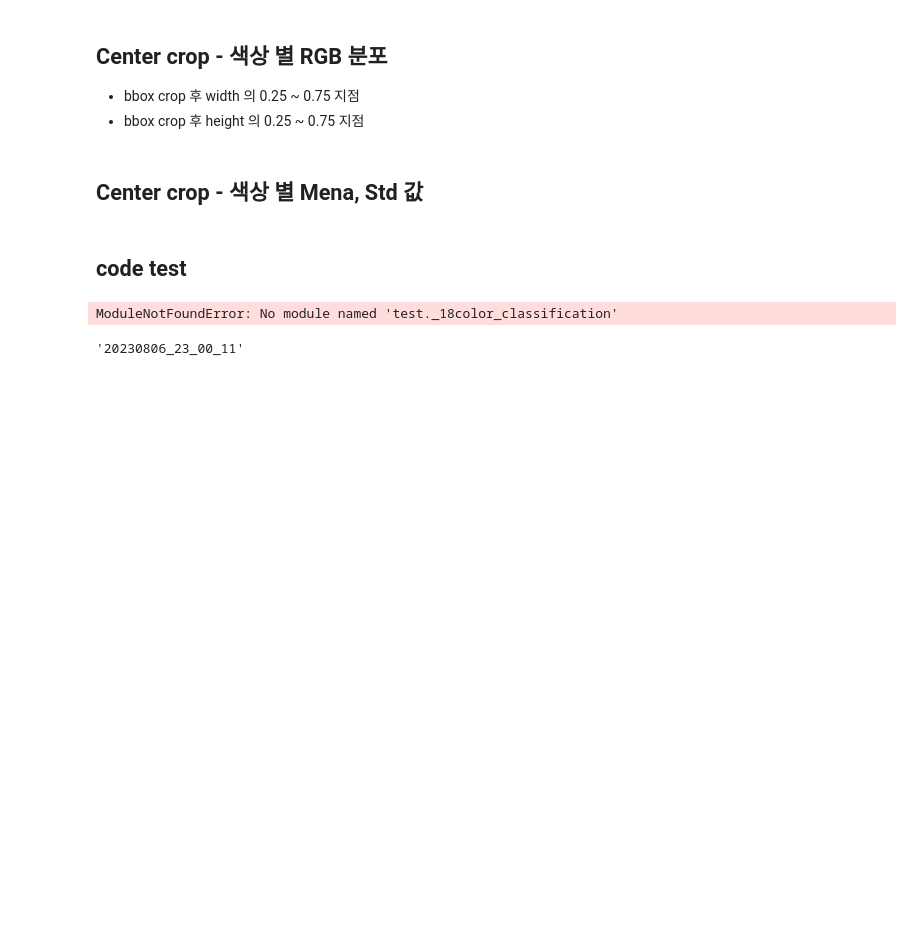
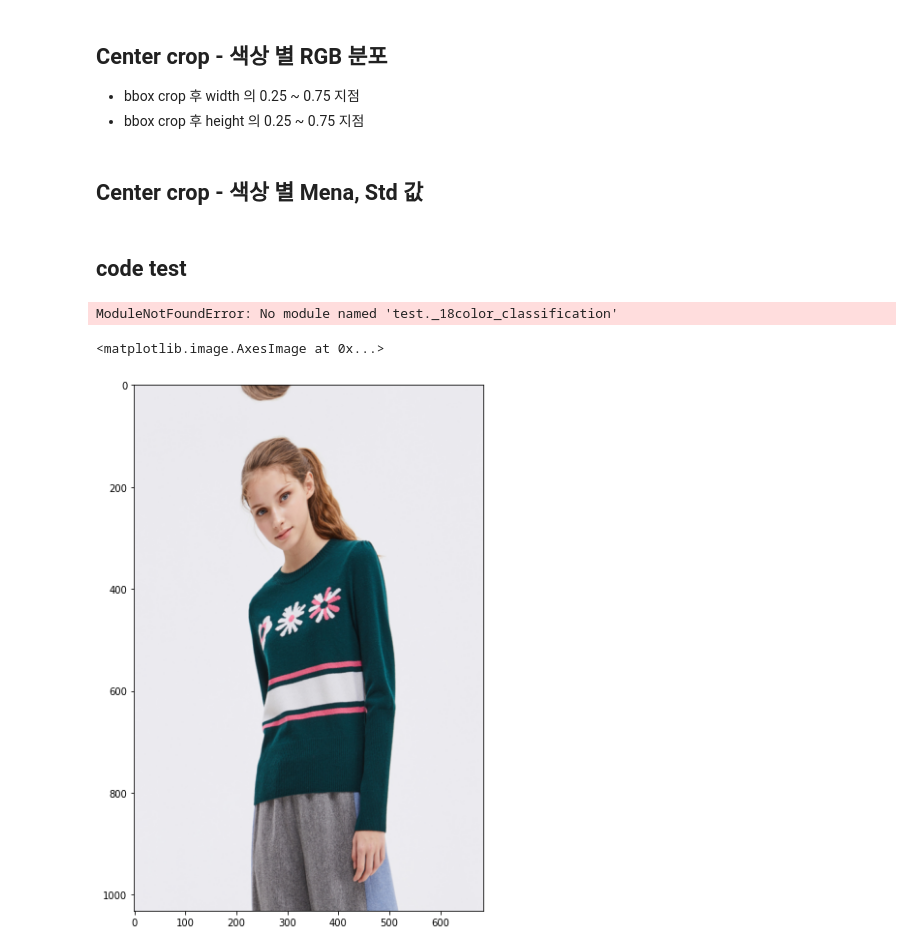
Before and after one commit to quhb2455/toy, a Jupyter notebook: 2023_fashion_now/EDA.ipynb, the cells around one changed output. Drawn from its saved outputs; the diff is of its cells as text; code cells hidden in the pictures; blank space fills up the shorter version.

```diff
--- a/2023_fashion_now/EDA.ipynb
+++ b/2023_fashion_now/EDA.ipynb
@@ -442,8 +442,60 @@ base_main = BaseMain(**cfg)
 base_main.infer(**cfg)
 # %% [output]
 ModuleNotFoundError: No module named 'test._18color_classification'
-# %%
-import time
-time.strftime('%Y%m%d_%H_%M_%S', time.localtime())
-# %% [output]
-'20230806_23_00_11'
+# %%
+import albumentations as A
+import cv2
+import matplotlib.pyplot as plt
+
+t = A.Compose([
+
+    # A.GridDistortion(always_apply=True)
+    # A.OpticalDistortion(p=1, border_mode=3,
+    #                     distort_limit=5, shift_limit=1), #>>
+    # A.GridDistortion(p=1,
+    #                     always_apply=False,
+    #                     num_steps=1,
+    #                     distort_limit=(0, 5),
+    #                     interpolation=2,
+    #                     border_mode=3,
+    #                     value=(0, 0, 0),
+    #                     mask_value=None), #>>
+    A.ElasticTransform(p=1,
+                    alpha=250, sigma=250 * 0.25, alpha_affine=250 * 0.25), #>>
+    # A.Perspective(scale=(0.05, 0.1), keep_size=True, p=1)
+    # A.Equalize(by_channels=False,p=1),
+    # A.Spatter(intensity=0.2, p=1)
+    # A.Emboss(p=1),
+    # A.Sharpen(p=1), A.FancyPCA(p=1)
+    # A.Affine(p=1, fit_output=True, mask_interpolation=1, mode=1)
+    # A.Affine(p=1, rotate=(-180, 180), fit_output=False, mask_interpolation=1, mode=3) #>>
+    # A.GlassBlur(sigma=1, max_delta=5,p=1) #>>
+    # A.Blur(15, p=1)
+    # A.RandomBrightnessContrast(brightness_limit=(-0.4, 0.4), brightness_by_max=False,p=1),
+    # A.Posterize(num_bits=4, p=1)
+    # A.RandomSunFlare(src_radius=50, p=1)
+    # A.RandomSnow(p=1)
+    # A.FancyPCA(p=1),
+    # A.Cutout(num_holes=12, p=1) >>
+    # A.Downscale(scale_min=0.01, scale_max=0.5, p=1) >>
+    # A.RandomSnow(p=1)
+    # A.RandomRain(slant_lower=-10, slant_upper=10,  brightness_coefficient=1,
+    #              drop_color=(50, 50, 50), p=1) >>>
+    # A.RandomToneCurve(scale=0.2, p=1)
+    # A.RingingOvershoot(blur_limit=(5, 5), p=1)
+    # A.Solarize(threshold=220,p=1)
+    # A.Superpixels(p=1)
+    # A.CoarseDropout(min_holes=24, max_holes=24, max_height=10, min_height=10 ,p=1), >>
+    # A.RandomRotate90(p=1)
+    # A.RandomGridShuffle(grid=(4,4), p=1)
+])
+
+img = cv2.imread("./sub-task2/Dataset/Validation/2KINT/kn0981-1.jpg")
+img = cv2.cvtColor(img, cv2.COLOR_BGR2RGB)
+
+img = t(image=img)["image"]
+plt.figure(figsize = (10,10))
+plt.imshow(img)
+# %% [output]
+<matplotlib.image.AxesImage at 0x...>
+[figure, added]
```
Also changed, not shown: parts of 1 cell of this notebook, 7 other files.
